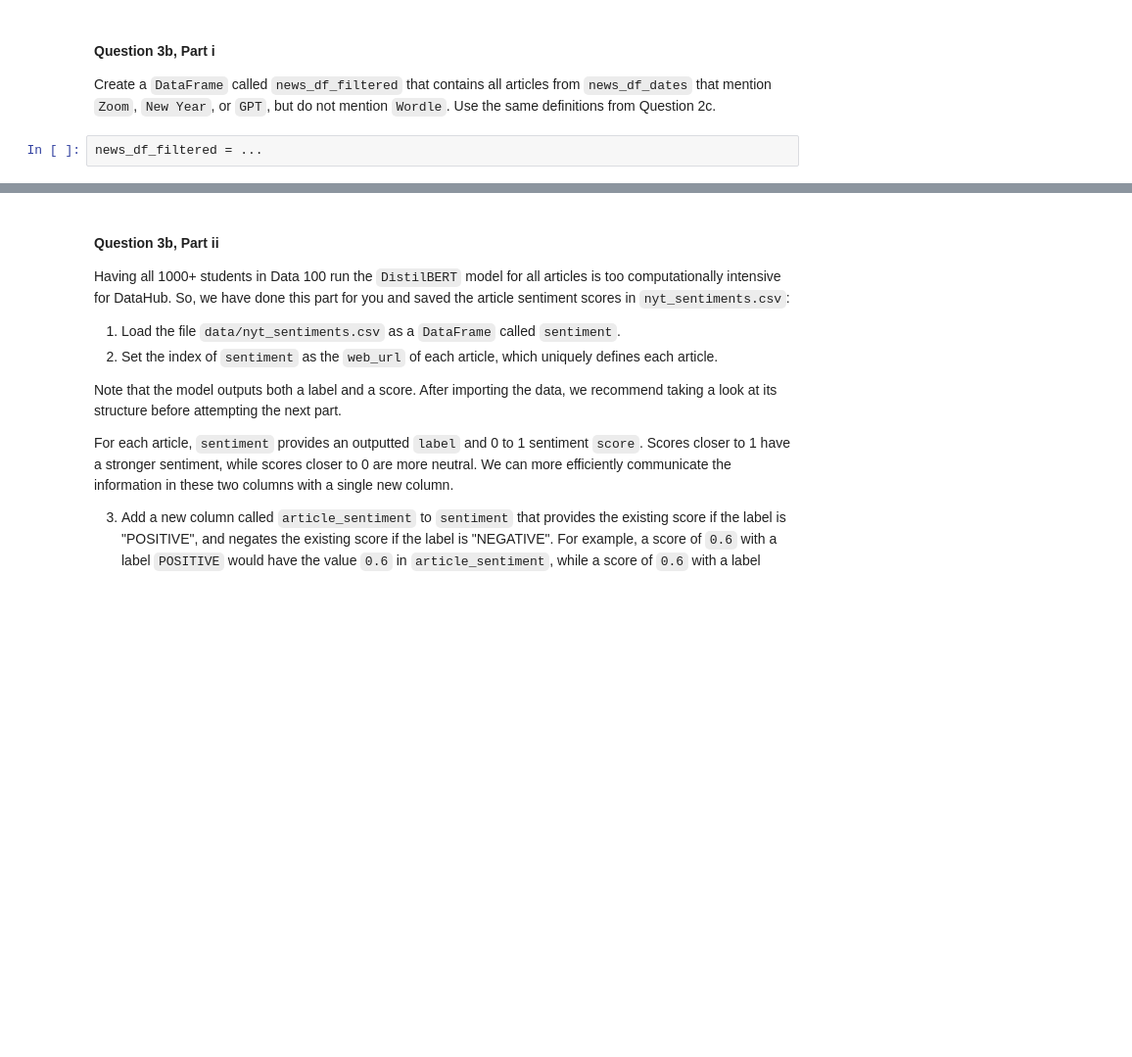
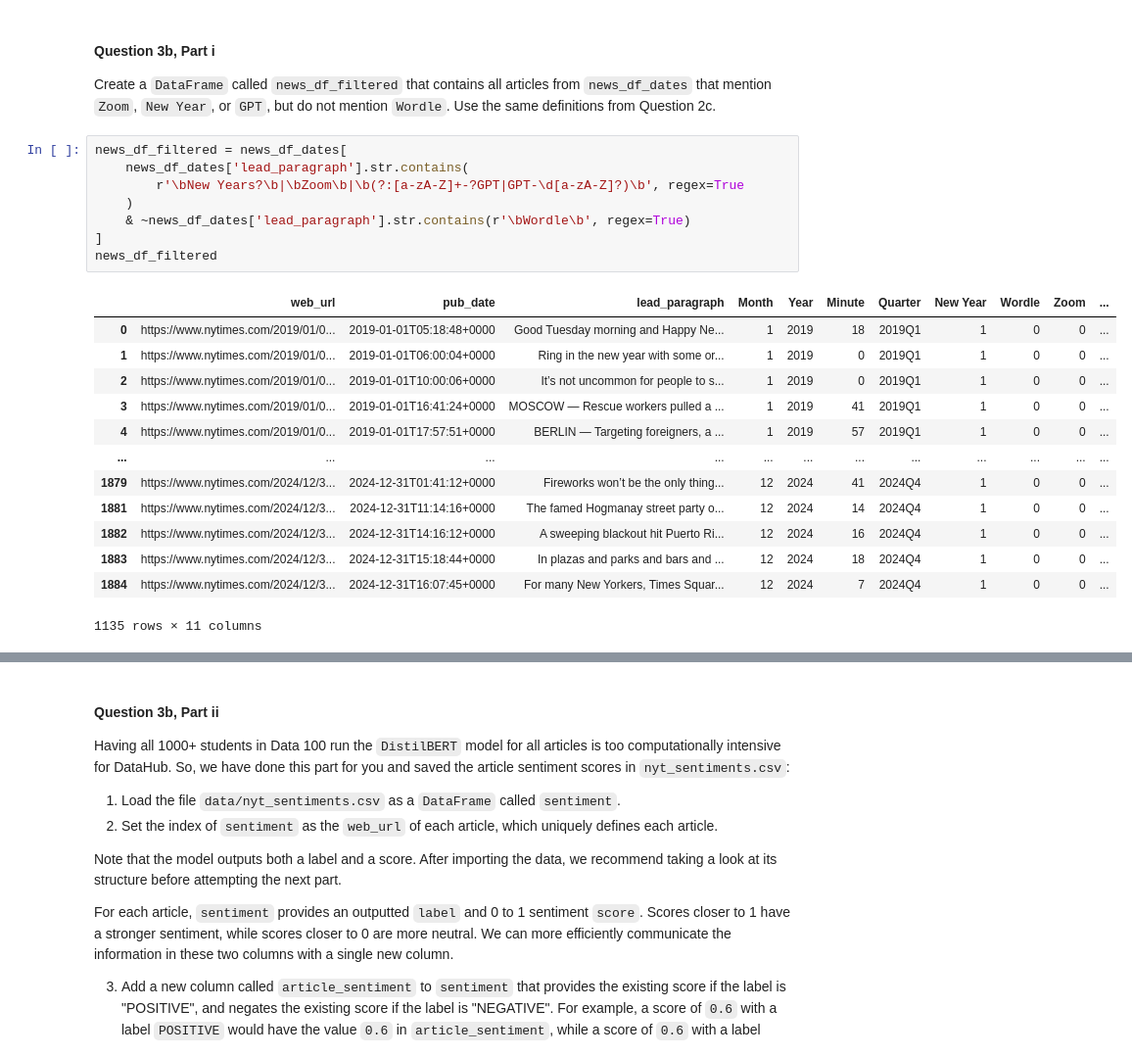
Before and after one commit to ac0033/sp25-student, a Jupyter notebook: hw/hw03/hw03.ipynb, the cells around one changed output, grey strips where cells are left out. Shown at 98% size. Saved outputs shown, nothing was run; the diff lists cells and outputs as text; blank space fills up the shorter version.

```diff
--- a/hw/hw03/hw03.ipynb
+++ b/hw/hw03/hw03.ipynb
@@ -619,7 +632,27 @@ As a first step, let's obtain the sentiment of the NYT articles that mention the
 ####  Question 3b, Part i
 
 Create a `DataFrame` called `news_df_filtered` that contains all articles from `news_df_dates` that mention `Zoom`, `New Year`, or `GPT`, but do not mention `Wordle`. Use the same definitions from Question 2c.
-# %%
-news_df_filtered = ...
+# %%
+news_df_filtered = news_df_dates[
+    news_df_dates['lead_paragraph'].str.contains(
+        r'\bNew Years?\b|\bZoom\b|\b(?:[a-zA-Z]+-?GPT|GPT-\d[a-zA-Z]?)\b', regex=True
+    )
+    & ~news_df_dates['lead_paragraph'].str.contains(r'\bWordle\b', regex=True)
+]
+news_df_filtered
+# %% [output]
+|  | web_url | pub_date | lead_paragraph | Month | Year | Minute | Quarter | New Year | Wordle | Zoom | ... |
+| 0 | https://www.nytimes.com/2019/01/0... | 2019-01-01T05:18:48+0000 | Good Tuesday morning and Happy Ne... | 1 | 2019 | 18 | 2019Q1 | 1 | 0 | 0 | ... |
+| 1 | https://www.nytimes.com/2019/01/0... | 2019-01-01T06:00:04+0000 | Ring in the new year with some or... | 1 | 2019 | 0 | 2019Q1 | 1 | 0 | 0 | ... |
+| 2 | https://www.nytimes.com/2019/01/0... | 2019-01-01T10:00:06+0000 | It’s not uncommon for people to s... | 1 | 2019 | 0 | 2019Q1 | 1 | 0 | 0 | ... |
+| 3 | https://www.nytimes.com/2019/01/0... | 2019-01-01T16:41:24+0000 | MOSCOW — Rescue workers pulled a ... | 1 | 2019 | 41 | 2019Q1 | 1 | 0 | 0 | ... |
+| 4 | https://www.nytimes.com/2019/01/0... | 2019-01-01T17:57:51+0000 | BERLIN — Targeting foreigners, a ... | 1 | 2019 | 57 | 2019Q1 | 1 | 0 | 0 | ... |
+| ... | ... | ... | ... | ... | ... | ... | ... | ... | ... | ... | ... |
+| 1879 | https://www.nytimes.com/2024/12/3... | 2024-12-31T01:41:12+0000 | Fireworks won’t be the only thing... | 12 | 2024 | 41 | 2024Q4 | 1 | 0 | 0 | ... |
+| 1881 | https://www.nytimes.com/2024/12/3... | 2024-12-31T11:14:16+0000 | The famed Hogmanay street party o... | 12 | 2024 | 14 | 2024Q4 | 1 | 0 | 0 | ... |
+| 1882 | https://www.nytimes.com/2024/12/3... | 2024-12-31T14:16:12+0000 | A sweeping blackout hit Puerto Ri... | 12 | 2024 | 16 | 2024Q4 | 1 | 0 | 0 | ... |
+| 1883 | https://www.nytimes.com/2024/12/3... | 2024-12-31T15:18:44+0000 | In plazas and parks and bars and ... | 12 | 2024 | 18 | 2024Q4 | 1 | 0 | 0 | ... |
+| 1884 | https://www.nytimes.com/2024/12/3... | 2024-12-31T16:07:45+0000 | For many New Yorkers, Times Squar... | 12 | 2024 | 7 | 2024Q4 | 1 | 0 | 0 | ... |
+1135 rows × 11 columns
 # %%
 grader.check("q3bi")
```
Also changed, not shown: parts of 17 cells of this notebook, 1 other file.
